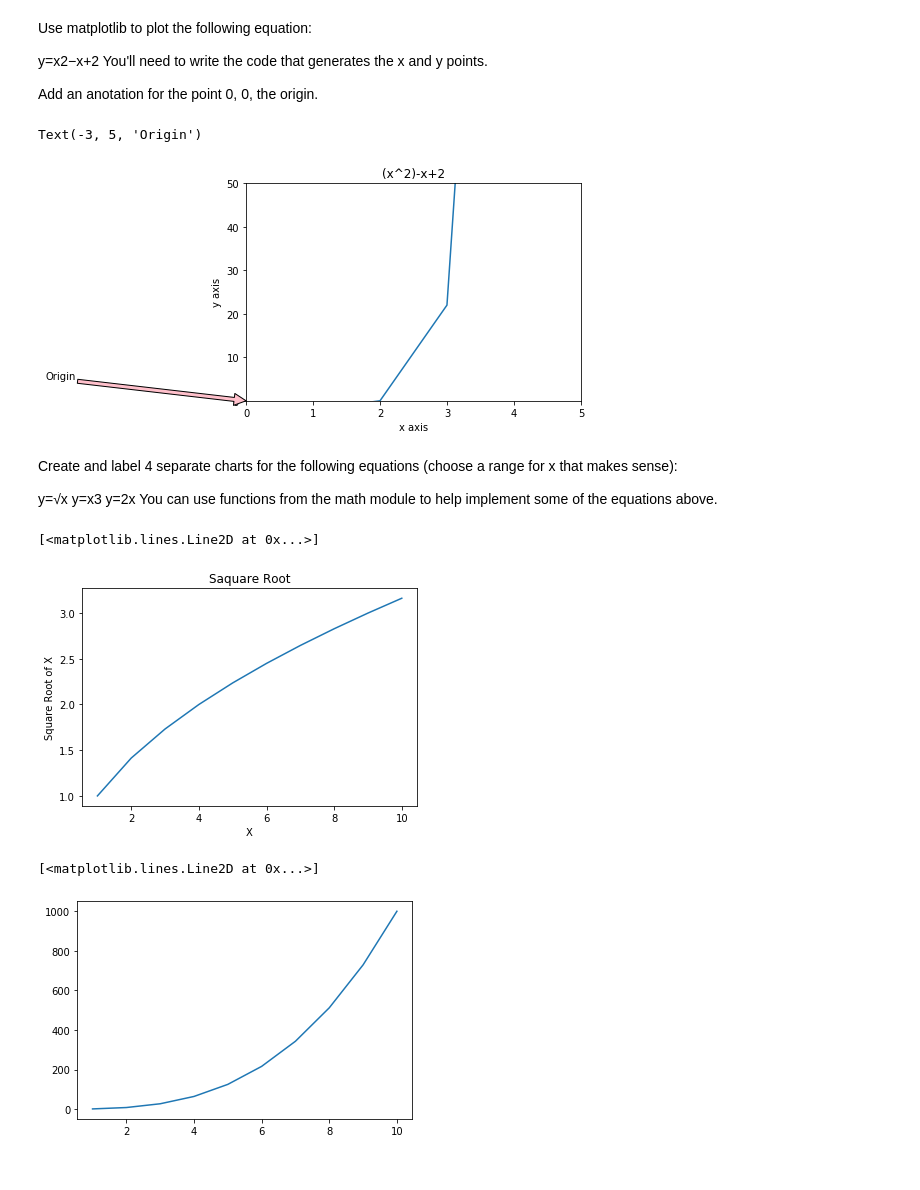
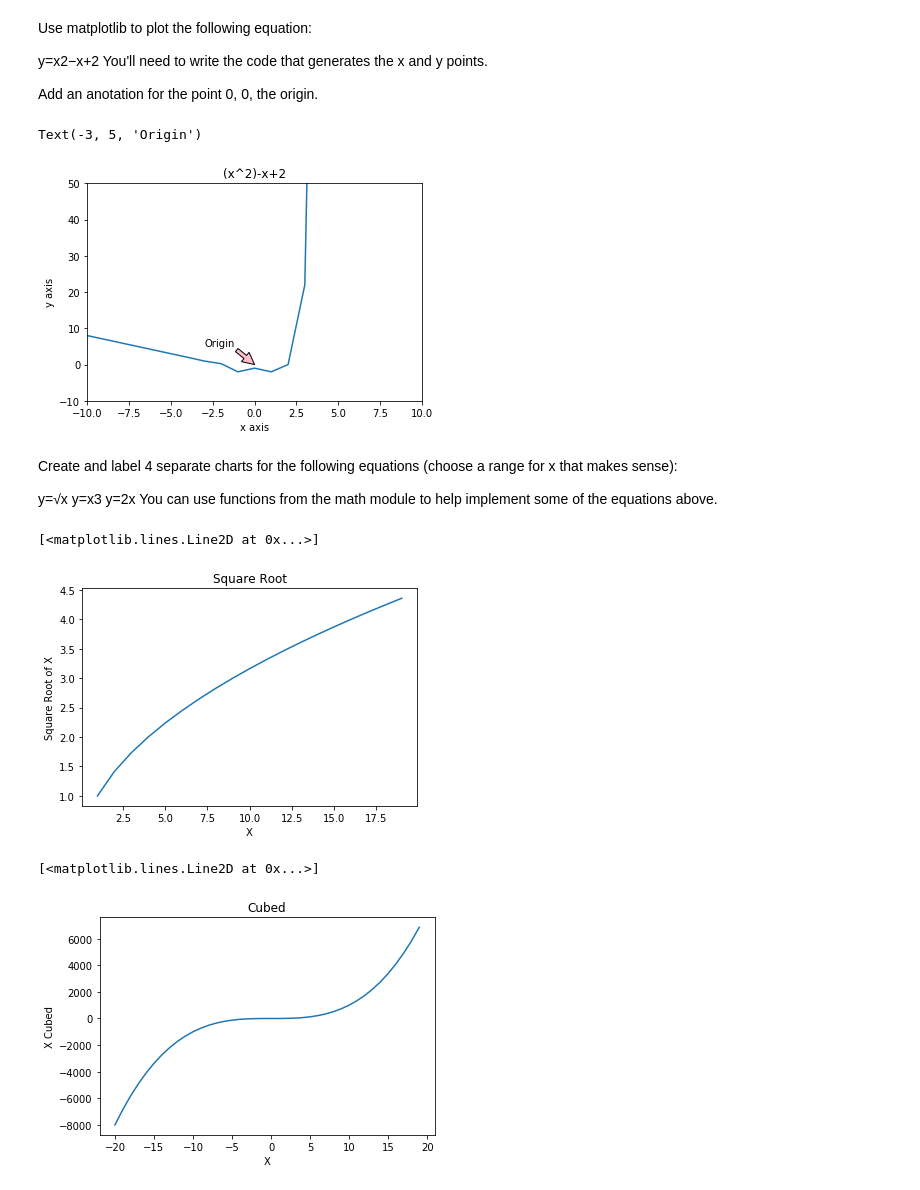
Before and after one commit to Gabby-B-B/numpy-pandas-visualization-exercises, a Jupyter notebook: matplotlib_exercises.ipynb, the cells around one changed output. Saved outputs shown, nothing was run; the diff lists cells and outputs as text; code cells hidden in the pictures.

```diff
--- a/matplotlib_exercises.ipynb
+++ b/matplotlib_exercises.ipynb
@@ -9,19 +9,19 @@ Add an anotation for the point 0, 0, the origin.
 import matplotlib.pyplot as plt
 import math
 # %%
-x= [1,2,3,4,5]
+x= list(range(-20, 20))
 y= [(c ** c -(c +2)) for c in x]
 plt.title('(x^2)-x+2')
 plt.xlabel('x axis')
 plt.ylabel('y axis')
 plt.plot(x,y)
-plt.ylim(0, 50)
-plt.xlim(0, 5)
+plt.ylim(-10, 50)
+plt.xlim(-10, 10)
 plt.annotate('Origin', xy=(0, 0), xytext=(-3, 5),
              arrowprops={'facecolor': 'pink'})
 # %% [output]
 Text(-3, 5, 'Origin')
-[figure, old version]
+[figure, new version]
 # %% [markdown]
 Create and label 4 separate charts for the following equations (choose a range for x that makes sense):
 
@@ -34,23 +34,23 @@ You can use functions from the math module to help implement some of the equatio
 plt.title("Square Root")
 plt.xlabel('X')
 plt.ylabel('Square Root of X')
-x= [1,2,3,4,5,6,7,8,9,10]
+x= list(range (1,20))
 y= [(c ** 0.5) for c in x]
 plt.plot(x,y)
 # %% [output]
 [<matplotlib.lines.Line2D at 0x...>]
-[figure, old version]
+[figure, new version]
 # %%
 # Cubed
 plt.title("Cubed")
 plt.xlabel('X')
 plt.ylabel('X Cubed')
-x= [1,2,3,4,5,6,7,8,9,10]
-y= [(c ** 3) for c in x]
+x= list(range(-20, 20))
+y= [(c**3) for c in x]
 plt.plot(x,y)
 # %% [output]
 [<matplotlib.lines.Line2D at 0x...>]
-[figure, old version]
+[figure, new version]
 # %%
 # Times two
 plt.title("Double")
```
Also changed, not shown: parts of 2 cells of this notebook.
